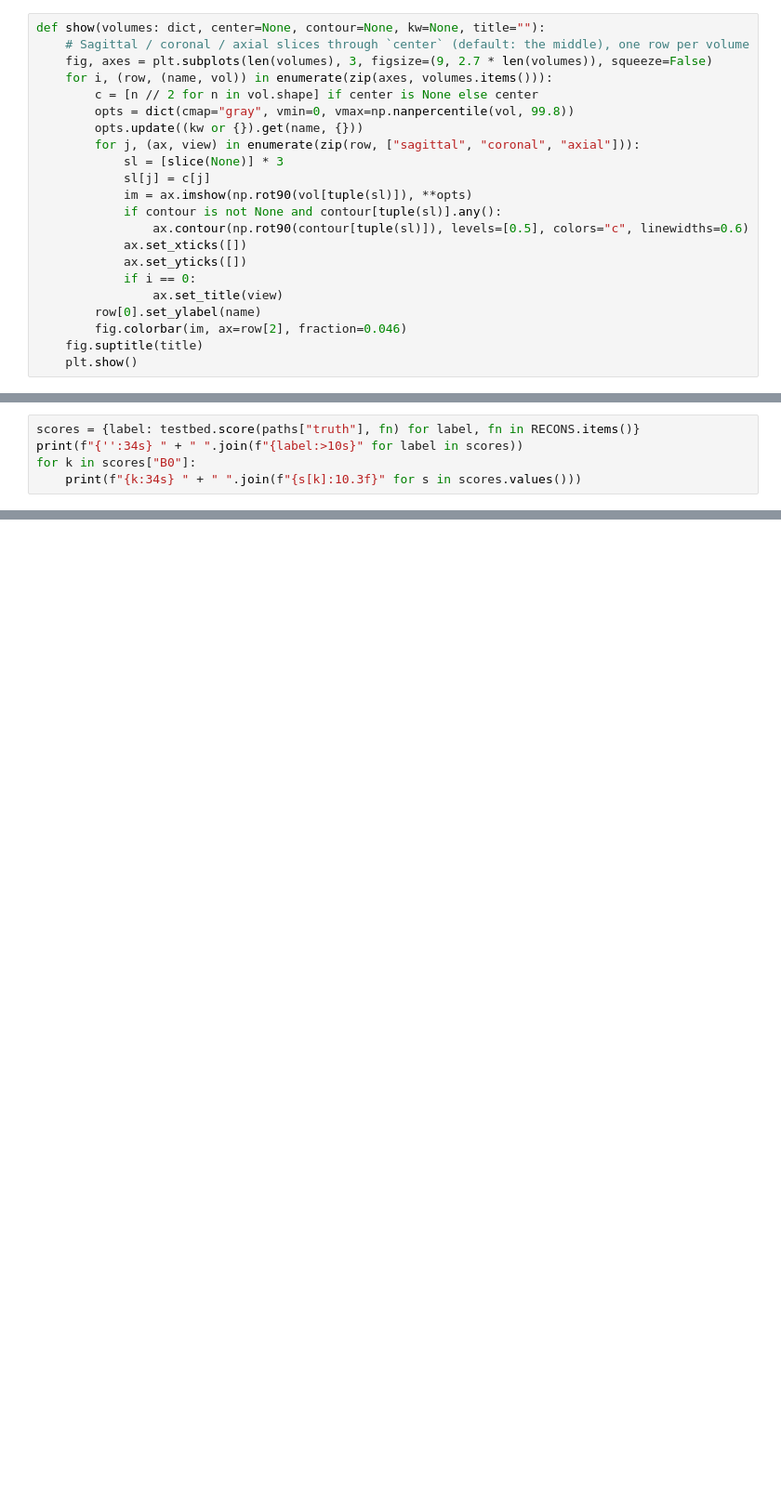
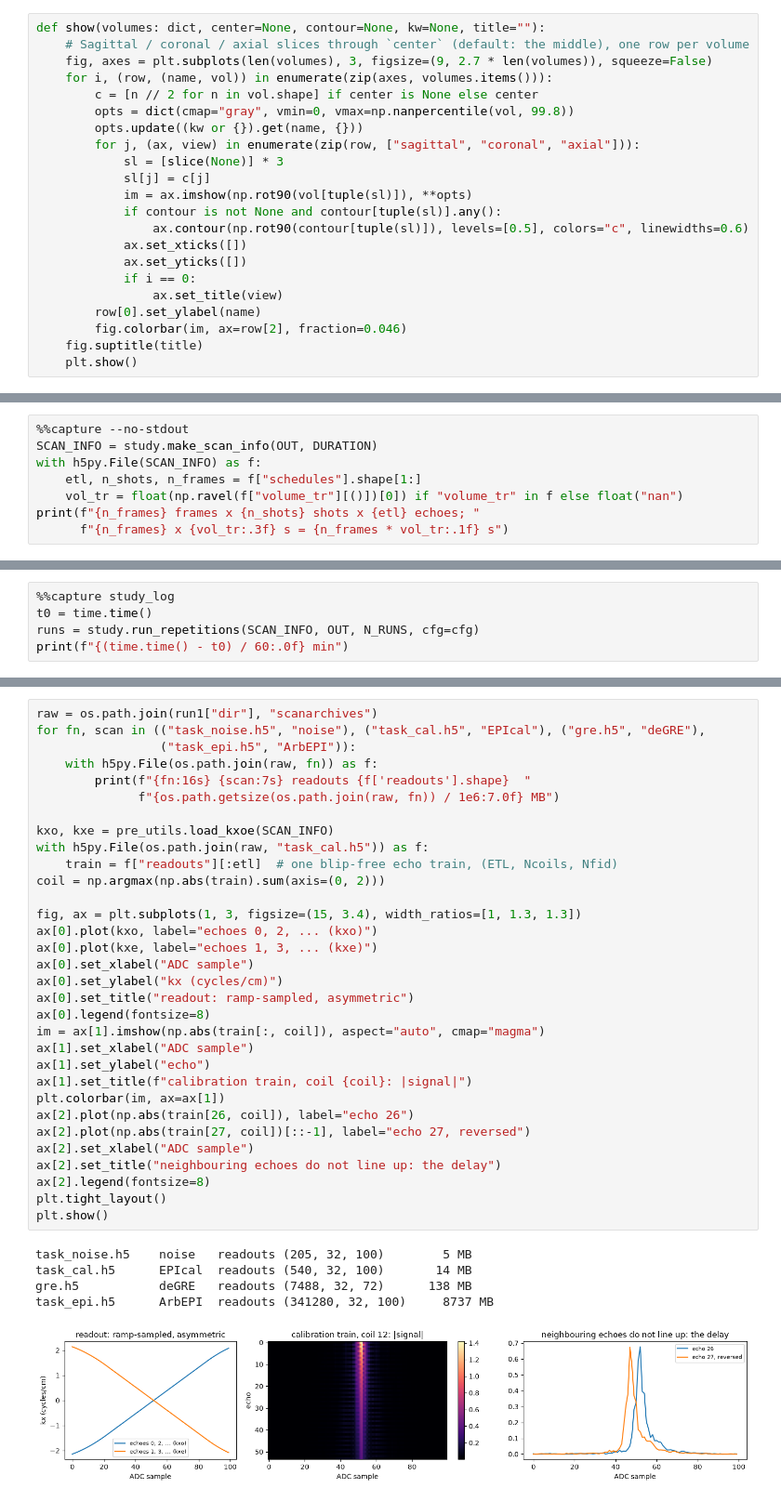
Before and after one commit to rextlfung/ArbEPI-python, a Jupyter notebook: simulate_fmri/demo.ipynb, the cells around one changed output, grey strips where cells are left out. Shown at 93% size. Drawn from its saved outputs; the diff is of its cells as text; blank space fills up the shorter version.

```diff
--- a/simulate_fmri/demo.ipynb
+++ b/simulate_fmri/demo.ipynb
@@ -400,5 +86,0 @@ false-positive fractions are of the first region's regressor.
-# %%
-scores = {label: testbed.score(paths["truth"], fn) for label, fn in RECONS.items()}
-print(f"{'':34s} " + " ".join(f"{label:>10s}" for label in scores))
-for k in scores["B0"]:
-    print(f"{k:34s} " + " ".join(f"{s[k]:10.3f}" for s in scores.values()))
@@ -498,0 +144,8 @@ for k, name in enumerate(names):
+# %%
+%%capture --no-stdout
+SCAN_INFO = study.make_scan_info(OUT, DURATION)
+with h5py.File(SCAN_INFO) as f:
+    etl, n_shots, n_frames = f["schedules"].shape[1:]
+    vol_tr = float(np.ravel(f["volume_tr"][()])[0]) if "volume_tr" in f else float("nan")
+print(f"{n_frames} frames x {n_shots} shots x {etl} echoes; "
+      f"{n_frames} x {vol_tr:.3f} s = {n_frames * vol_tr:.1f} s")
@@ -498,0 +180,5 @@ for k, name in enumerate(names):
+# %%
+%%capture study_log
+t0 = time.time()
+runs = study.run_repetitions(SCAN_INFO, OUT, N_RUNS, cfg=cfg)
+print(f"{(time.time() - t0) / 60:.0f} min")
@@ -498,0 +237,38 @@ for k, name in enumerate(names):
+# %%
+raw = os.path.join(run1["dir"], "scanarchives")
+for fn, scan in (("task_noise.h5", "noise"), ("task_cal.h5", "EPIcal"), ("gre.h5", "deGRE"),
+                 ("task_epi.h5", "ArbEPI")):
+    with h5py.File(os.path.join(raw, fn)) as f:
+        print(f"{fn:16s} {scan:7s} readouts {f['readouts'].shape}  "
+              f"{os.path.getsize(os.path.join(raw, fn)) / 1e6:7.0f} MB")
+
+kxo, kxe = pre_utils.load_kxoe(SCAN_INFO)
+with h5py.File(os.path.join(raw, "task_cal.h5")) as f:
+    train = f["readouts"][:etl]  # one blip-free echo train, (ETL, Ncoils, Nfid)
+coil = np.argmax(np.abs(train).sum(axis=(0, 2)))
+
+fig, ax = plt.subplots(1, 3, figsize=(15, 3.4), width_ratios=[1, 1.3, 1.3])
+ax[0].plot(kxo, label="echoes 0, 2, ... (kxo)")
+ax[0].plot(kxe, label="echoes 1, 3, ... (kxe)")
+ax[0].set_xlabel("ADC sample")
+ax[0].set_ylabel("kx (cycles/cm)")
+ax[0].set_title("readout: ramp-sampled, asymmetric")
+ax[0].legend(fontsize=8)
+im = ax[1].imshow(np.abs(train[:, coil]), aspect="auto", cmap="magma")
+ax[1].set_xlabel("ADC sample")
+ax[1].set_ylabel("echo")
+ax[1].set_title(f"calibration train, coil {coil}: |signal|")
+plt.colorbar(im, ax=ax[1])
+ax[2].plot(np.abs(train[26, coil]), label="echo 26")
+ax[2].plot(np.abs(train[27, coil])[::-1], label="echo 27, reversed")
+ax[2].set_xlabel("ADC sample")
+ax[2].set_title("neighbouring echoes do not line up: the delay")
+ax[2].legend(fontsize=8)
+plt.tight_layout()
+plt.show()
+# %% [output]
+task_noise.h5    noise   readouts (205, 32, 100)        5 MB
+task_cal.h5      EPIcal  readouts (540, 32, 100)       14 MB
+gre.h5           deGRE   readouts (7488, 32, 72)      138 MB
+task_epi.h5      ArbEPI  readouts (341280, 32, 100)     8737 MB
+[figure, added]
```
Also changed, not shown: parts of 70 cells of this notebook, 2 other files.
